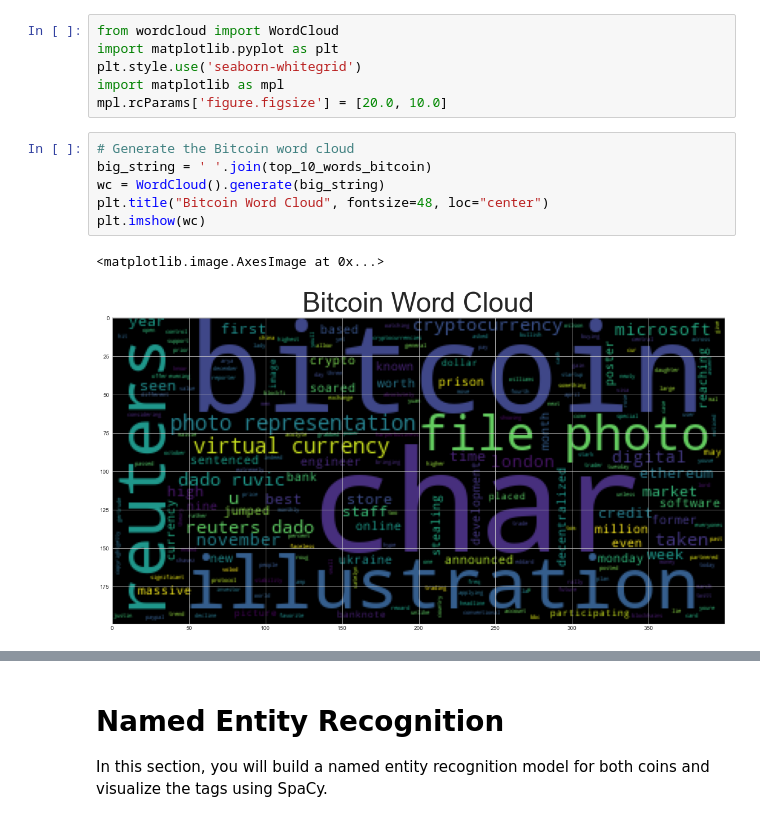
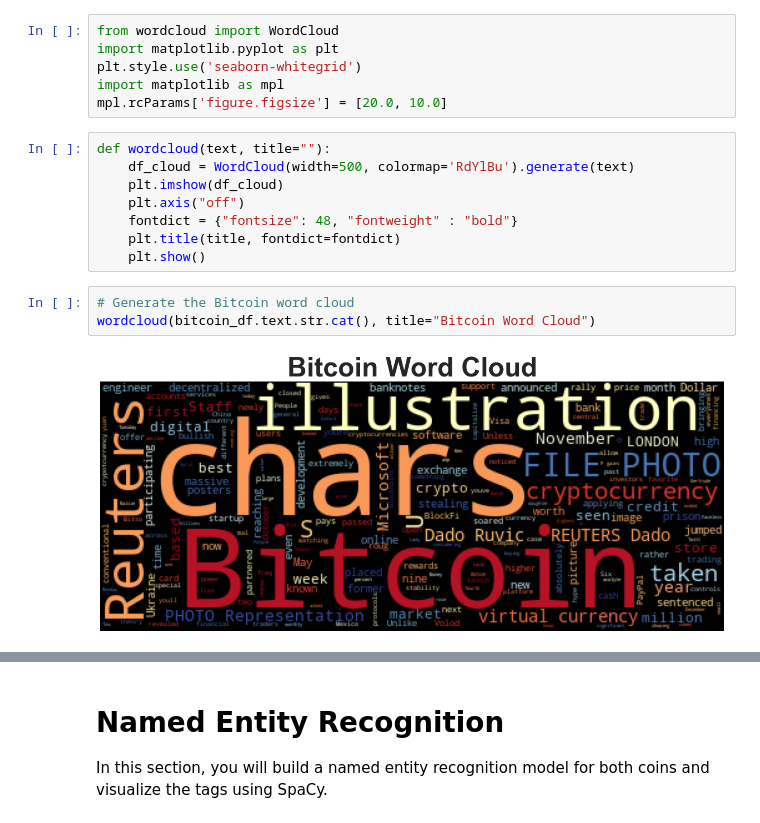
Before and after one commit to amanafzali/Bootcamp_NLP, a Jupyter notebook: crypto_sentiment.ipynb, the cells around one changed output, grey strips where cells are left out. Cells and saved outputs as stored; diff of their text form.

```diff
--- a/crypto_sentiment.ipynb
+++ b/crypto_sentiment.ipynb
@@ -318,14 +318,18 @@ import matplotlib.pyplot as plt
 plt.style.use('seaborn-whitegrid')
 import matplotlib as mpl
 mpl.rcParams['figure.figsize'] = [20.0, 10.0]
+# %%
+def wordcloud(text, title=""):
+    df_cloud = WordCloud(width=500, colormap='RdYlBu').generate(text)
+    plt.imshow(df_cloud)
+    plt.axis("off")
+    fontdict = {"fontsize": 48, "fontweight" : "bold"}
+    plt.title(title, fontdict=fontdict)
+    plt.show()
 # %%
 # Generate the Bitcoin word cloud
-big_string = ' '.join(top_10_words_bitcoin)
-wc = WordCloud().generate(big_string)
-plt.title("Bitcoin Word Cloud", fontsize=48, loc="center")
-plt.imshow(wc)
+wordcloud(bitcoin_df.text.str.cat(), title="Bitcoin Word Cloud")
 # %% [output]
-<matplotlib.image.AxesImage at 0x...>
-[figure, old version]
+[figure, new version]
 # %%
 # Generate the Ethereum word cloud
```
Also changed, not shown: parts of 9 cells of this notebook, 5 other files.
